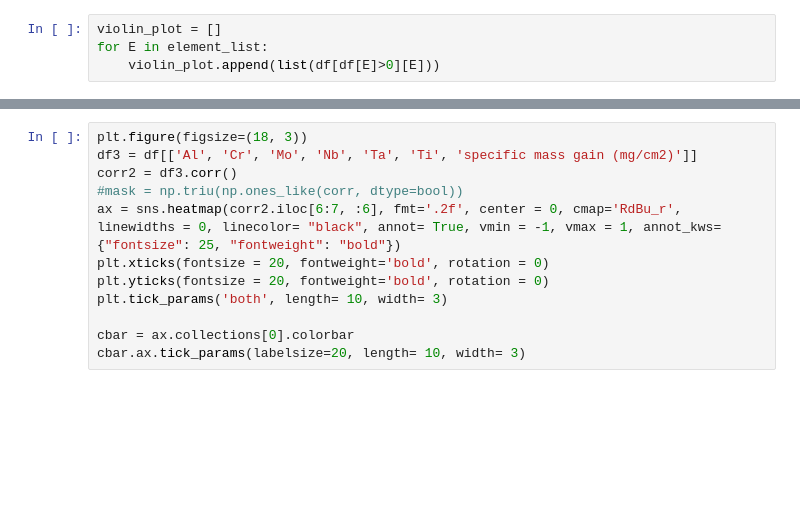
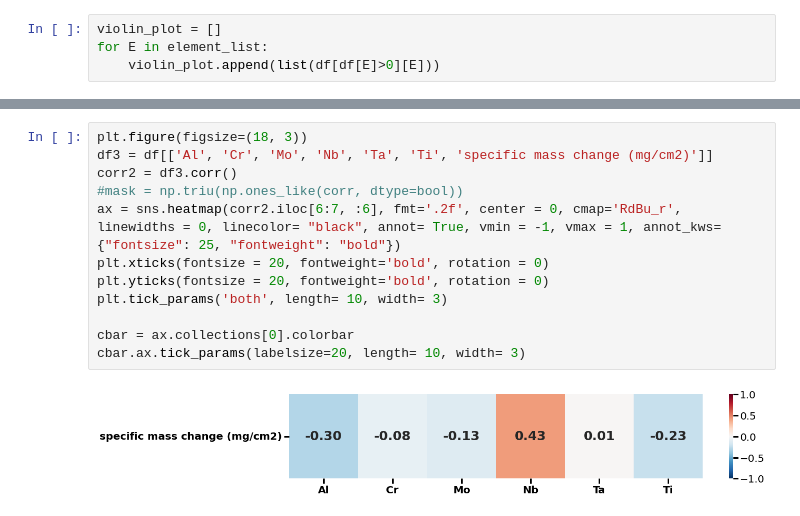
Before and after one commit to Tom-WCL/Dataset-of-oxidation-properties-of-refractory-alloys, a Jupyter notebook: data_analysis.ipynb, the cells around one changed output, grey strips where cells are left out. Drawn from its saved outputs; the diff is of its cells as text; blank space fills up the shorter version.

```diff
--- a/data_analysis.ipynb
+++ b/data_analysis.ipynb
@@ -171,15 +197,17 @@ cbar.ax.tick_params(labelsize=20, length= 10, width= 3)
 # %%
 plt.figure(figsize=(18, 3))
-df3 = df[['Al', 'Cr', 'Mo', 'Nb', 'Ta', 'Ti', 'specific mass gain (mg/cm2)']]
+df3 = df[['Al', 'Cr', 'Mo', 'Nb', 'Ta', 'Ti', 'specific mass change (mg/cm2)']]
 corr2 = df3.corr()
 #mask = np.triu(np.ones_like(corr, dtype=bool))
 ax = sns.heatmap(corr2.iloc[6:7, :6], fmt='.2f', center = 0, cmap='RdBu_r', linewidths = 0, linecolor= "black", annot= True, vmin = -1, vmax = 1, annot_kws={"fontsize": 25, "fontweight": "bold"})
 plt.xticks(fontsize = 20, fontweight='bold', rotation = 0)
 plt.yticks(fontsize = 20, fontweight='bold', rotation = 0)
 plt.tick_params('both', length= 10, width= 3)
 
 cbar = ax.collections[0].colorbar
 cbar.ax.tick_params(labelsize=20, length= 10, width= 3)
+# %% [output]
+[figure, added]
 # %%
 plt.figure(figsize=(15,4))
 df4 = df.copy()
```
Also changed, not shown: parts of 11 cells of this notebook.
